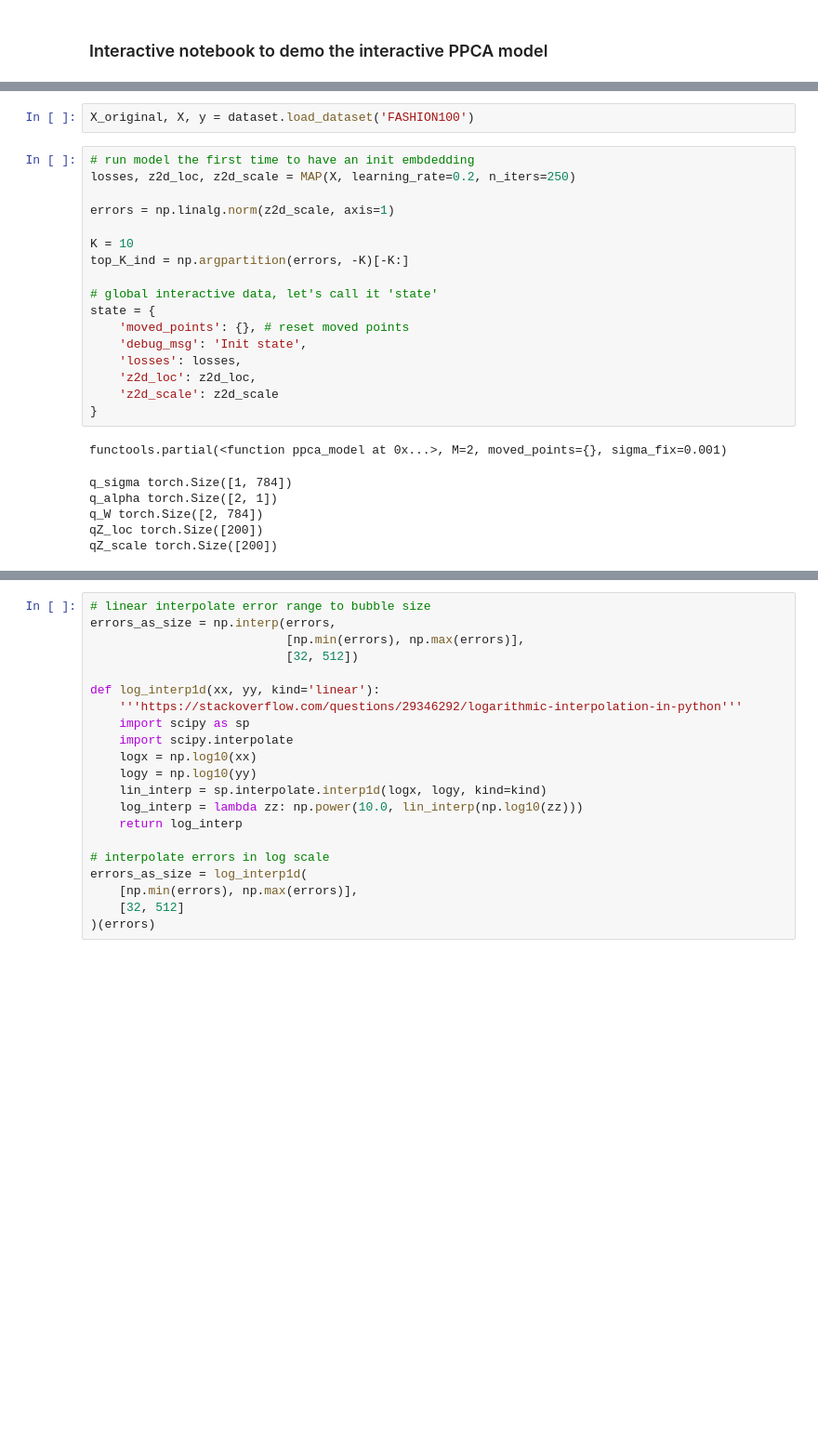
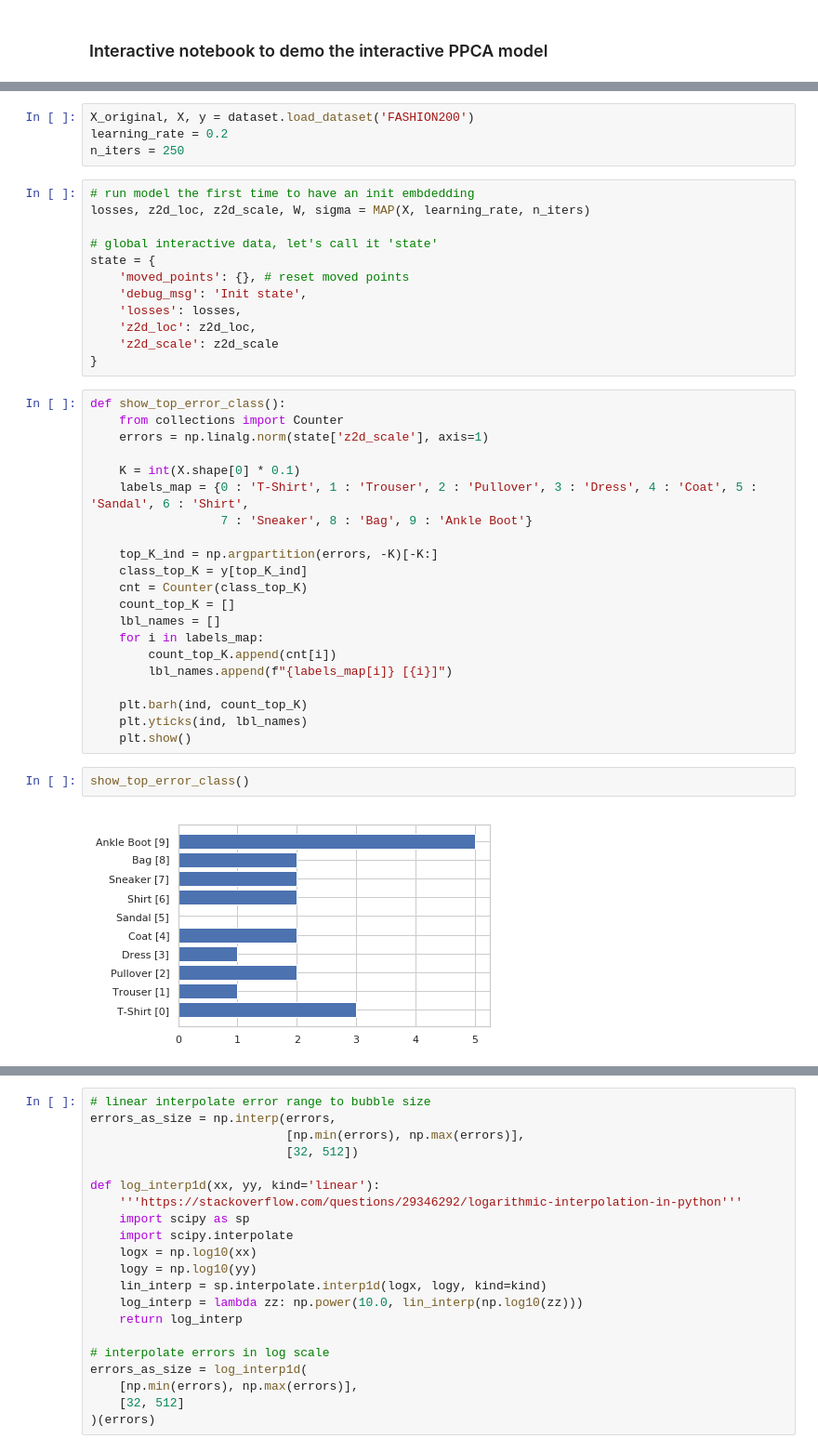
Before and after one commit to vu-minh/ppca-uncertainty, a Jupyter notebook: Interactive PPCA model.ipynb, the cells around one changed output, grey strips where cells are left out. Shown: that part at 93% size. Cells and saved outputs as stored; diff of their text form; blank space fills up the shorter version.

```diff
--- a/Interactive PPCA model.ipynb
+++ b/Interactive PPCA model.ipynb
@@ -36,15 +37,12 @@ dataset.set_data_home('./data')
 The autoreload extension is already loaded. To reload it, use:
   %reload_ext autoreload
 # %%
-X_original, X, y = dataset.load_dataset('FASHION100')
+X_original, X, y = dataset.load_dataset('FASHION200')
+learning_rate = 0.2
+n_iters = 250
 # %%
 # run model the first time to have an init embdedding
-losses, z2d_loc, z2d_scale = MAP(X, learning_rate=0.2, n_iters=250)
-
-errors = np.linalg.norm(z2d_scale, axis=1)
-
-K = 10
-top_K_ind = np.argpartition(errors, -K)[-K:]
+losses, z2d_loc, z2d_scale, W, sigma = MAP(X, learning_rate, n_iters)
 
 # global interactive data, let's call it 'state'
 state = {
@@ -54,10 +52,28 @@ state = {
     'z2d_loc': z2d_loc,
     'z2d_scale': z2d_scale
 }
-# %% [output]
-functools.partial(<function ppca_model at 0x...>, M=2, moved_points={}, sigma_fix=0.001)
-q_sigma torch.Size([1, 784])
-q_alpha torch.Size([2, 1])
-q_W torch.Size([2, 784])
-qZ_loc torch.Size([200])
-qZ_scale torch.Size([200])
+# %%
+def show_top_error_class():
+    from collections import Counter
+    errors = np.linalg.norm(state['z2d_scale'], axis=1)
+
+    K = int(X.shape[0] * 0.1)
+    labels_map = {0 : 'T-Shirt', 1 : 'Trouser', 2 : 'Pullover', 3 : 'Dress', 4 : 'Coat', 5 : 'Sandal', 6 : 'Shirt',
+                  7 : 'Sneaker', 8 : 'Bag', 9 : 'Ankle Boot'}
+
+    top_K_ind = np.argpartition(errors, -K)[-K:]
+    class_top_K = y[top_K_ind]
+    cnt = Counter(class_top_K)
+    count_top_K = []
+    lbl_names = []
+    for i in labels_map:
+        count_top_K.append(cnt[i])
+        lbl_names.append(f"{labels_map[i]} [{i}]")
+
+    plt.barh(ind, count_top_K)
+    plt.yticks(ind, lbl_names)
+    plt.show()
+# %%
+show_top_error_class()
+# %% [output]
+[figure, added]
```
Also changed, not shown: parts of 11 cells of this notebook.
